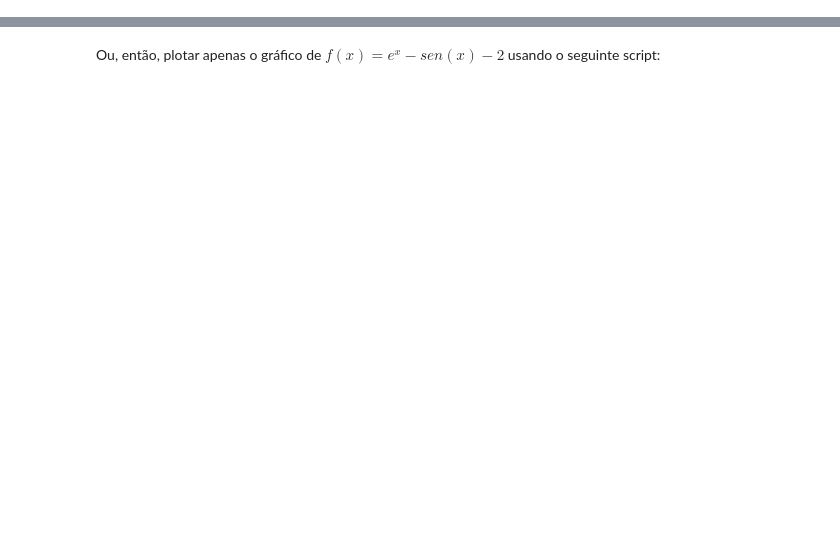
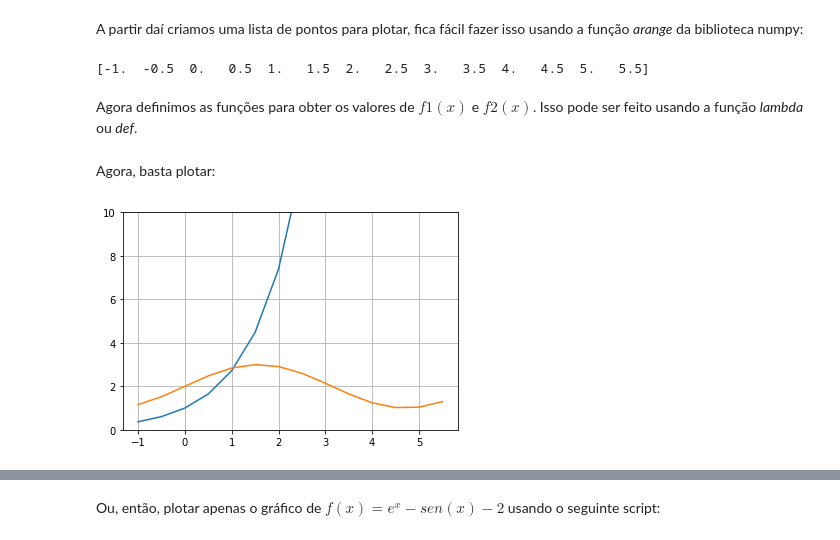
Before and after one commit to tiagoburiol/NUMETHODS, a Jupyter notebook: 3_ZEROS_DE_FUNCOES/3.2_localizacao_de_raizes.ipynb, the cells around one changed output, grey strips where cells are left out. Cells and saved outputs as stored; diff of their text form; code cells hidden in the pictures; blank space fills up the shorter version.

```diff
--- a/3_ZEROS_DE_FUNCOES/3.2_localizacao_de_raizes.ipynb
+++ b/3_ZEROS_DE_FUNCOES/3.2_localizacao_de_raizes.ipynb
@@ -66,0 +53,22 @@ Em Python, podemos plotar os gráficos de $f_1(x)=e^x$ e $f_2(x)=sen(x)+2$ usand
+# %% [markdown]
+A partir daí criamos uma lista de pontos para plotar, fica fácil fazer isso usando a função *arange* da biblioteca numpy:
+# %%
+import numpy as np
+x = np.arange(-1, 6, 0.5) # início, fim, passo
+print (x)
+# %% [output]
+[-1.  -0.5  0.   0.5  1.   1.5  2.   2.5  3.   3.5  4.   4.5  5.   5.5]
+# %% [markdown]
+Agora definimos as funções para obter os valores de $f1(x)$ e $f2(x)$. Isso pode ser feito usando a função *lambda* ou *def*.
+# %%
+f1 = lambda x: np.exp(x)
+f2 = lambda x: np.sin(x)+2
+# %% [markdown]
+Agora, basta plotar:
+# %%
+plt.plot(x, f1(x), x, f2(x))
+plt.ylim(0, 10)
+plt.grid()
+plt.show()
+# %% [output]
+[figure, added]
```
Also changed, not shown: parts of 7 cells of this notebook, 1 other file.
